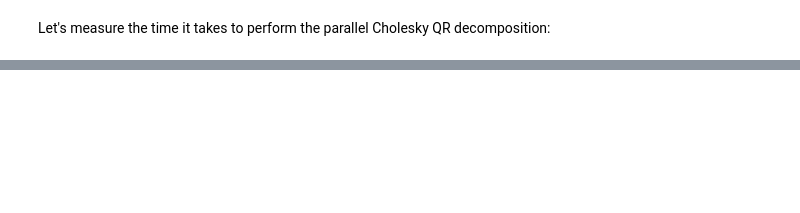
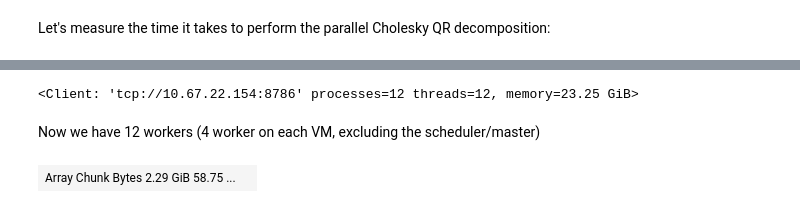
Before and after one commit to AlessandroMiotto/MAPD_project, a Jupyter notebook: Cholesky.ipynb, the cells around one changed output, grey strips where cells are left out. Drawn from its saved outputs; the diff is of its cells as text; code cells hidden in the pictures; blank space fills up the shorter version.

```diff
--- a/Cholesky.ipynb
+++ b/Cholesky.ipynb
@@ -185,7 +250,21 @@ Let's try with a different and larger dataset (HIGGS dataset)
+# %%
+print(client)
+# %% [output]
+<Client: 'tcp://10.67.22.154:8786' processes=12 threads=12, memory=23.25 GiB>
+# %% [markdown]
+Now we have 12 workers (4 worker on each VM, excluding the scheduler/master)
 # %%
 import dask.dataframe as dd
+import os
 
+os.chdir("/home/ubuntu")
+path_HIGGS = os.getcwd() + "/datasets/HIGGS.csv"
 # A huge dataset
-df = dd.read_csv("HIGGS.csv", header=None, blocksize="400MB")
+df = dd.read_csv(path_HIGGS, header=None, blocksize="200MB")
 X_df = df.iloc[:, 1:]
 X_da = X_df.to_dask_array(lengths=True)
+# %%
+#Let's print it
+X_da
+# %% [output]
+| Array Chunk Bytes 2.29 GiB 58.75 ... |  |
```
Also changed, not shown: parts of 17 cells of this notebook.
